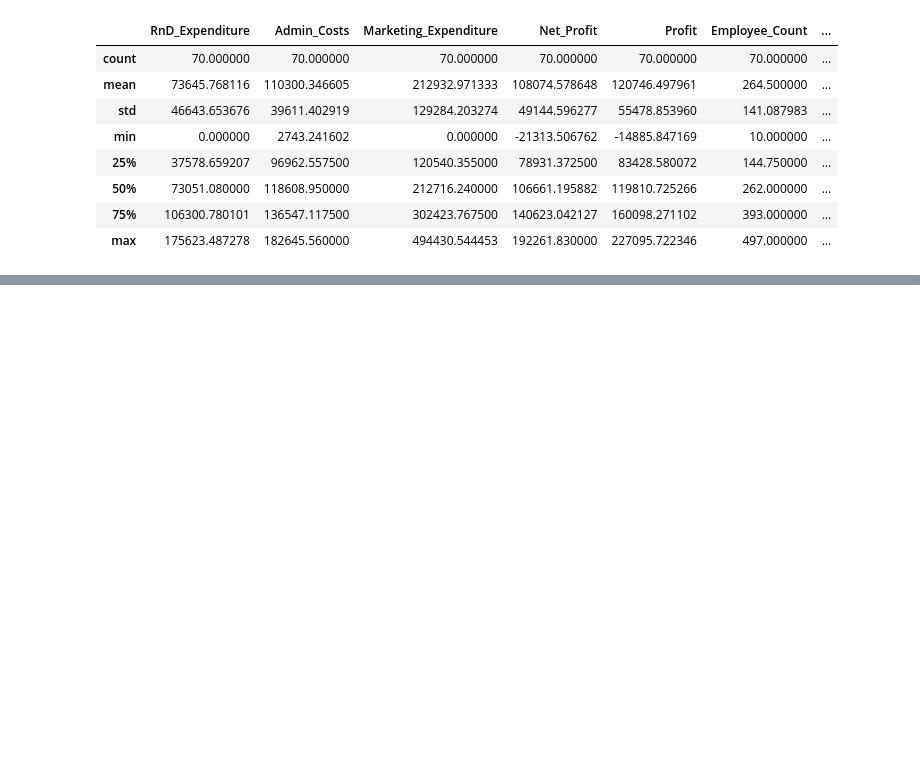
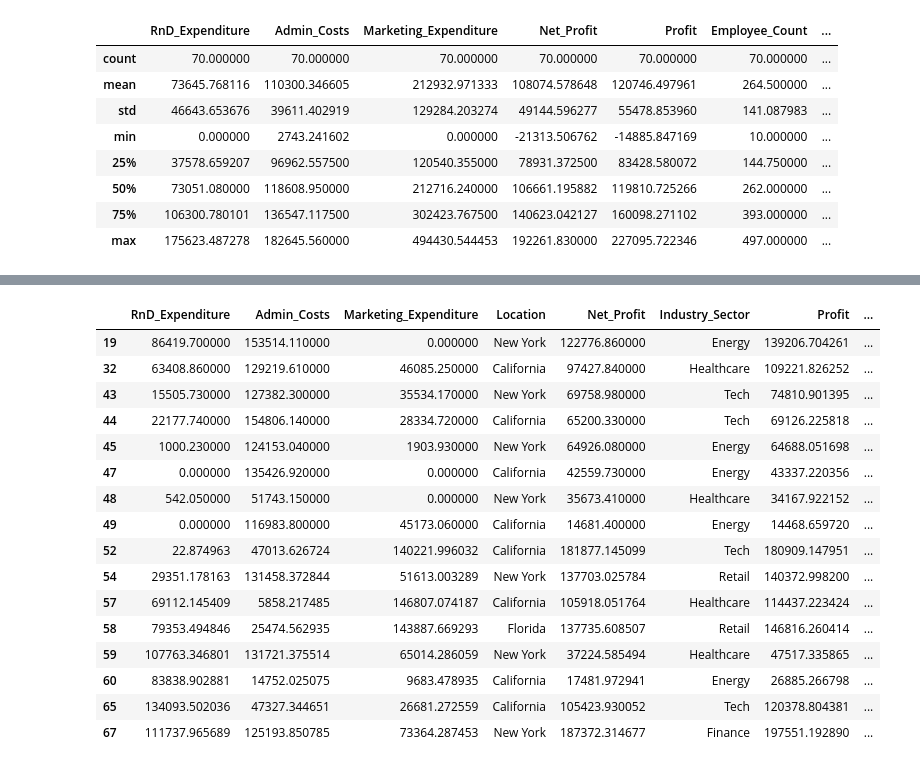
Before and after one commit to Chiaraaorlando/Regresion, a Jupyter notebook: regresion tp chiara orlando.ipynb, the cells around one changed output, grey strips where cells are left out. Cells and saved outputs as stored; diff of their text form; code cells hidden in the pictures; blank space fills up the shorter version.

```diff
--- a/regresion tp chiara orlando.ipynb
+++ b/regresion tp chiara orlando.ipynb
@@ -76,0 +265,20 @@ emprendimientos.describe()
+# %%
+emprendimientos[emprendimientos['Operational_Cost']<200000]
+# %% [output]
+|  | RnD_Expenditure | Admin_Costs | Marketing_Expenditure | Location | Net_Profit | Industry_Sector | Profit | ... |
+| 19 | 86419.700000 | 153514.110000 | 0.000000 | New York | 122776.860000 | Energy | 139206.704261 | ... |
+| 32 | 63408.860000 | 129219.610000 | 46085.250000 | California | 97427.840000 | Healthcare | 109221.826252 | ... |
+| 43 | 15505.730000 | 127382.300000 | 35534.170000 | New York | 69758.980000 | Tech | 74810.901395 | ... |
+| 44 | 22177.740000 | 154806.140000 | 28334.720000 | California | 65200.330000 | Tech | 69126.225818 | ... |
+| 45 | 1000.230000 | 124153.040000 | 1903.930000 | New York | 64926.080000 | Energy | 64688.051698 | ... |
+| 47 | 0.000000 | 135426.920000 | 0.000000 | California | 42559.730000 | Energy | 43337.220356 | ... |
+| 48 | 542.050000 | 51743.150000 | 0.000000 | New York | 35673.410000 | Healthcare | 34167.922152 | ... |
+| 49 | 0.000000 | 116983.800000 | 45173.060000 | California | 14681.400000 | Energy | 14468.659720 | ... |
+| 52 | 22.874963 | 47013.626724 | 140221.996032 | California | 181877.145099 | Tech | 180909.147951 | ... |
+| 54 | 29351.178163 | 131458.372844 | 51613.003289 | New York | 137703.025784 | Retail | 140372.998200 | ... |
+| 57 | 69112.145409 | 5858.217485 | 146807.074187 | California | 105918.051764 | Healthcare | 114437.223424 | ... |
+| 58 | 79353.494846 | 25474.562935 | 143887.669293 | Florida | 137735.608507 | Retail | 146816.260414 | ... |
+| 59 | 107763.346801 | 131721.375514 | 65014.286059 | New York | 37224.585494 | Healthcare | 47517.335865 | ... |
+| 60 | 83838.902881 | 14752.025075 | 9683.478935 | California | 17481.972941 | Energy | 26885.266798 | ... |
+| 65 | 134093.502036 | 47327.344651 | 26681.272559 | California | 105423.930052 | Tech | 120378.804381 | ... |
+| 67 | 111737.965689 | 125193.850785 | 73364.287453 | New York | 187372.314677 | Finance | 197551.192890 | ... |
```
Also changed, not shown: parts of 14 cells of this notebook.
